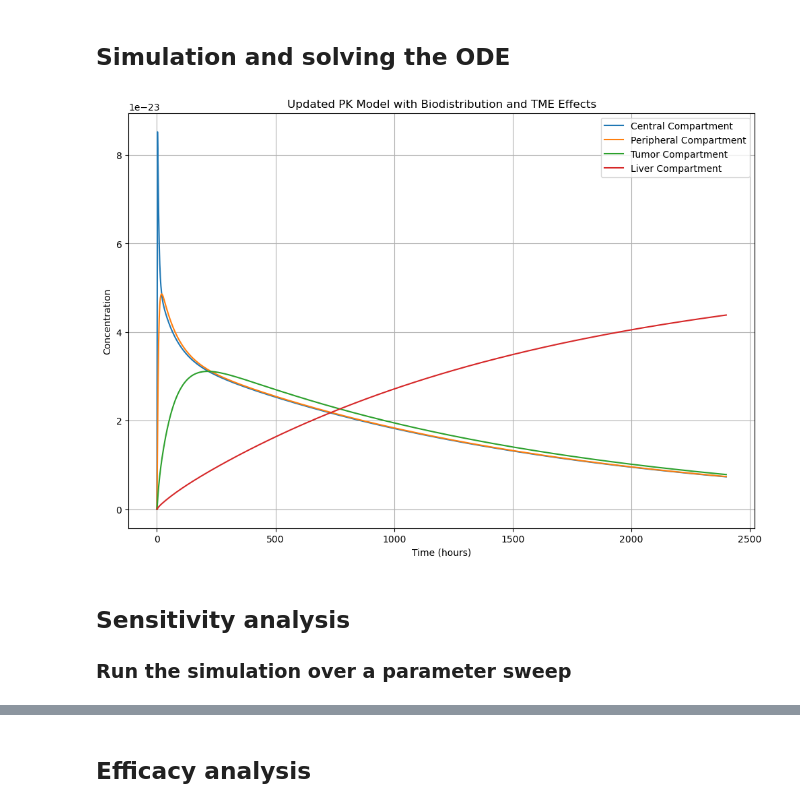
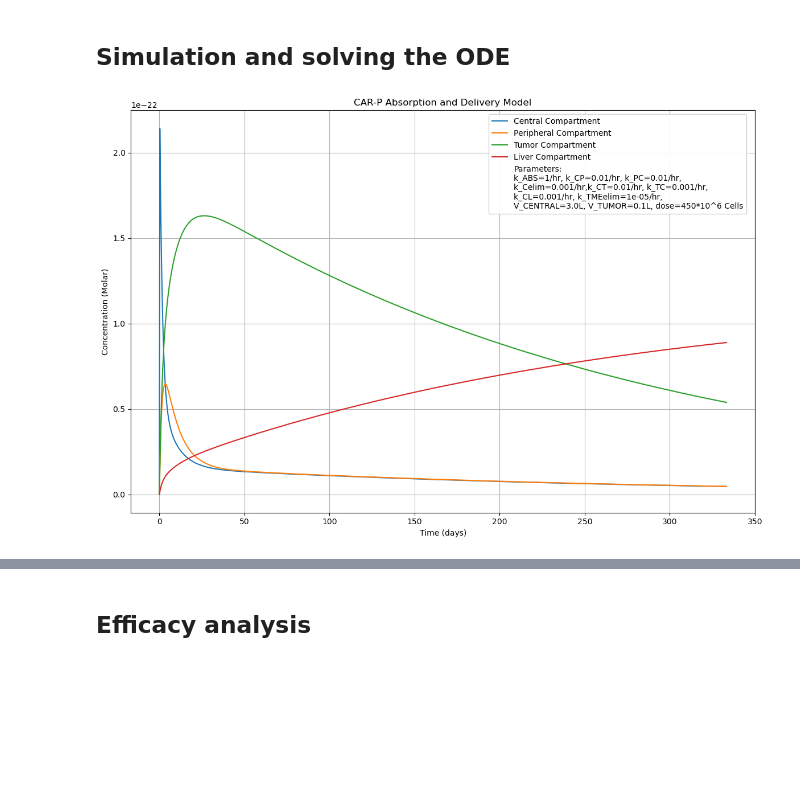
Before and after one commit to mit-igem/car-p-diem, a Jupyter notebook: Systems_PerplexityInspired.ipynb, the cells around one changed output, grey strips where cells are left out. Saved outputs shown, nothing was run; the diff lists cells and outputs as text; code cells hidden in the pictures; blank space fills up the shorter version.

Commit message:
Adding figures from 3/23 analysis

```diff
--- a/Systems_PerplexityInspired.ipynb
+++ b/Systems_PerplexityInspired.ipynb
@@ -51,33 +53,64 @@ def pk_model(y, t, k_ABS, k_CP, k_PC, k_Celim, k_CT, k_TC, k_CL, k_TMEelim):
 ## Simulation and solving the ODE
 # %%
 # Time points for simulation
-t = np.linspace(0, 2400, 1000)  # Simulate over 48 hours with fine resolution
+t = np.linspace(0, 8000, 1000)  # Simulate over 48 hours with fine resolution
+t_days = t / 24
 
 # Initial conditions: [Dosing Compartment [mol], Central Compartment [mol], Peripheral Compartment [mol], Tumor Compartment [mol], Liver Compartment [mol]]
-y0_updated = [dose/AVOGADRO, 0, 0, 0, 0]
+y0_updated = [dose_moles, 0, 0, 0, 0]
 
 # Solver options for increased precision
 solver_options = {'atol': 1e-25, 'rtol': 1e-9} # Adjust tolerances as needed
 
 # Solve ODE for the updated model
 solution_updated = odeint(pk_model, y0_updated, t,
                           args=(k_ABS, k_CP, k_PC, k_Celim, k_CT, k_TC,
                                 k_CL, k_TMEelim), **solver_options)
 
 # Plot results for all compartments
+# plt.figure(figsize=(12, 8))
+# plt.plot(t, solution_updated[:, 1], label='Central Compartment')
+# plt.plot(t, solution_updated[:, 2], label='Peripheral Compartment')
+# plt.plot(t, solution_updated[:, 3], label='Tumor Compartment')
+# plt.plot(t, solution_updated[:, 4], label='Liver Compartment')
+# plt.xlabel('Time (hours)')
+# plt.ylabel('Concentration')
+# plt.title('Updated PK Model with Biodistribution and TME Effects')
+# plt.legend()
+# plt.grid(True)
+# plt.show()
+
+# Plot results in DAYS
 plt.figure(figsize=(12, 8))
-plt.plot(t, solution_updated[:, 1], label='Central Compartment')
-plt.plot(t, solution_updated[:, 2], label='Peripheral Compartment')
-plt.plot(t, solution_updated[:, 3], label='Tumor Compartment')
-plt.plot(t, solution_updated[:, 4], label='Liver Compartment')
-plt.xlabel('Time (hours)')
-plt.ylabel('Concentration')
-plt.title('Updated PK Model with Biodistribution and TME Effects')
-plt.legend()
+plt.plot(t_days, solution_updated[:, 1], label='Central Compartment')
+plt.plot(t_days, solution_updated[:, 2], label='Peripheral Compartment')
+plt.plot(t_days, solution_updated[:, 3], label='Tumor Compartment')
+plt.plot(t_days, solution_updated[:, 4], label='Liver Compartment')
+# plt.xlabel('Time (days)')  # Updated label
+# plt.ylabel('Concentration (Molar)')
+# plt.title('CAR-P Absorption and Delivery Model')
+# plt.legend()
+# plt.grid(True)
+# plt.show()
+
+# Add parameters to the legend
+parameters_text = (
+    f"k_ABS={k_ABS}/hr, k_CP={k_CP}/hr, k_PC={k_PC}/hr,\n"
+    f"k_Celim={k_Celim}/hr,k_CT={k_CT}/hr, k_TC={k_TC}/hr,\n"
+    f"k_CL={k_CL}/hr, k_TMEelim={k_TMEelim}/hr,\n"
+    f"V_CENTRAL={V_CENTRAL}L, V_TUMOR={V_TUMOR}L, dose={dose}*10^6 Cells"
+)
+plt.plot([], [], ' ', label=f"Parameters:\n{parameters_text}")
+
+# Add labels and title
+plt.xlabel('Time (days)')
+plt.ylabel('Concentration (Molar)')
+plt.title('CAR-P Absorption and Delivery Model')
+
+# Add legend on top of the plot
+plt.legend(loc='upper center', bbox_to_anchor=(0.78, 1), frameon=True, framealpha=0.9, ncol=1)  # Adjust position and transparency
 plt.grid(True)
+plt.tight_layout()
 plt.show()
 # %% [output]
-[figure, old version]
+[figure, new version]
-# %% [markdown]
-## Sensitivity analysis
-### Run the simulation over a parameter sweep
```
Also changed, not shown: parts of 14 cells of this notebook, 29 other files.
